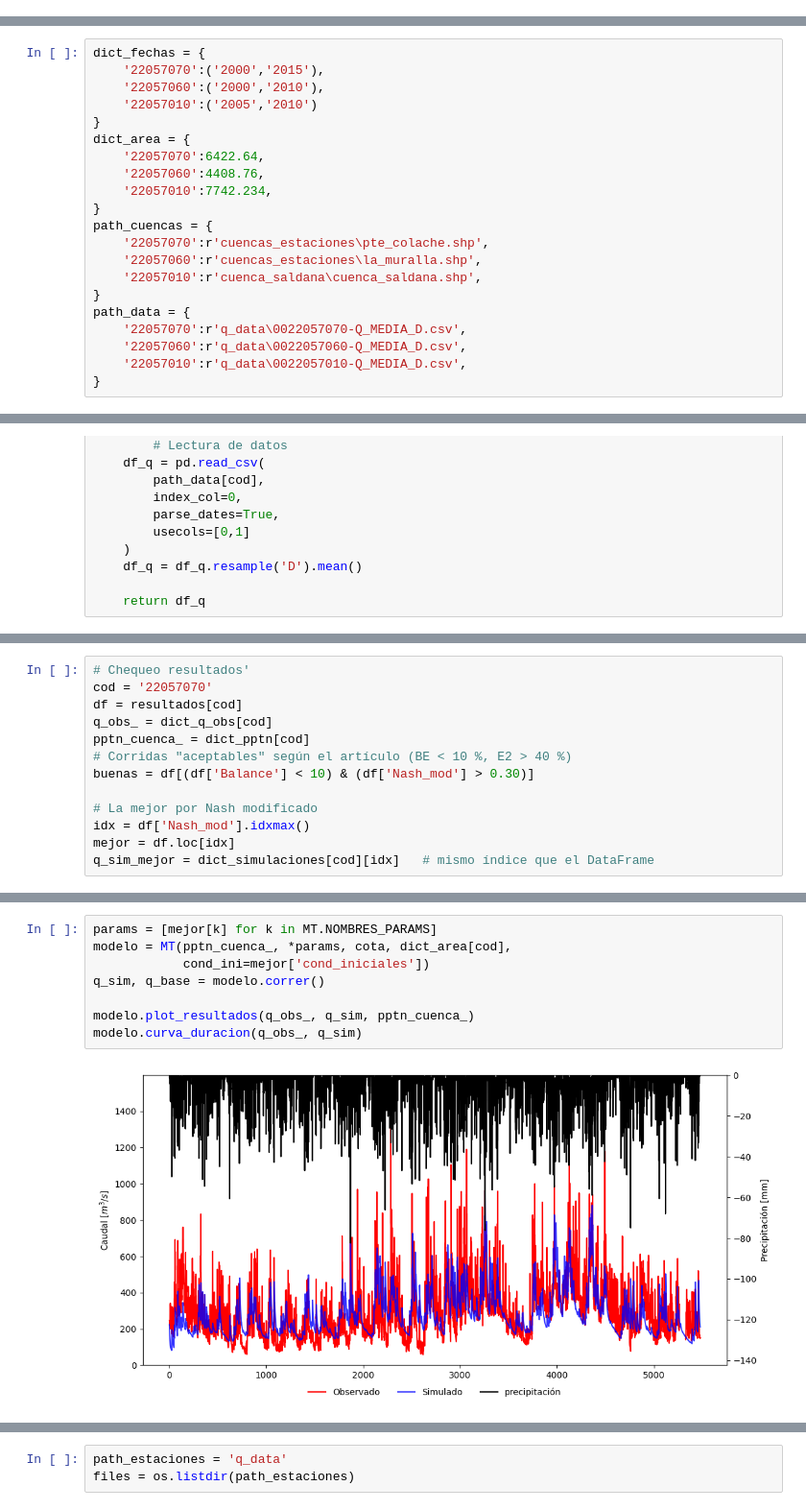
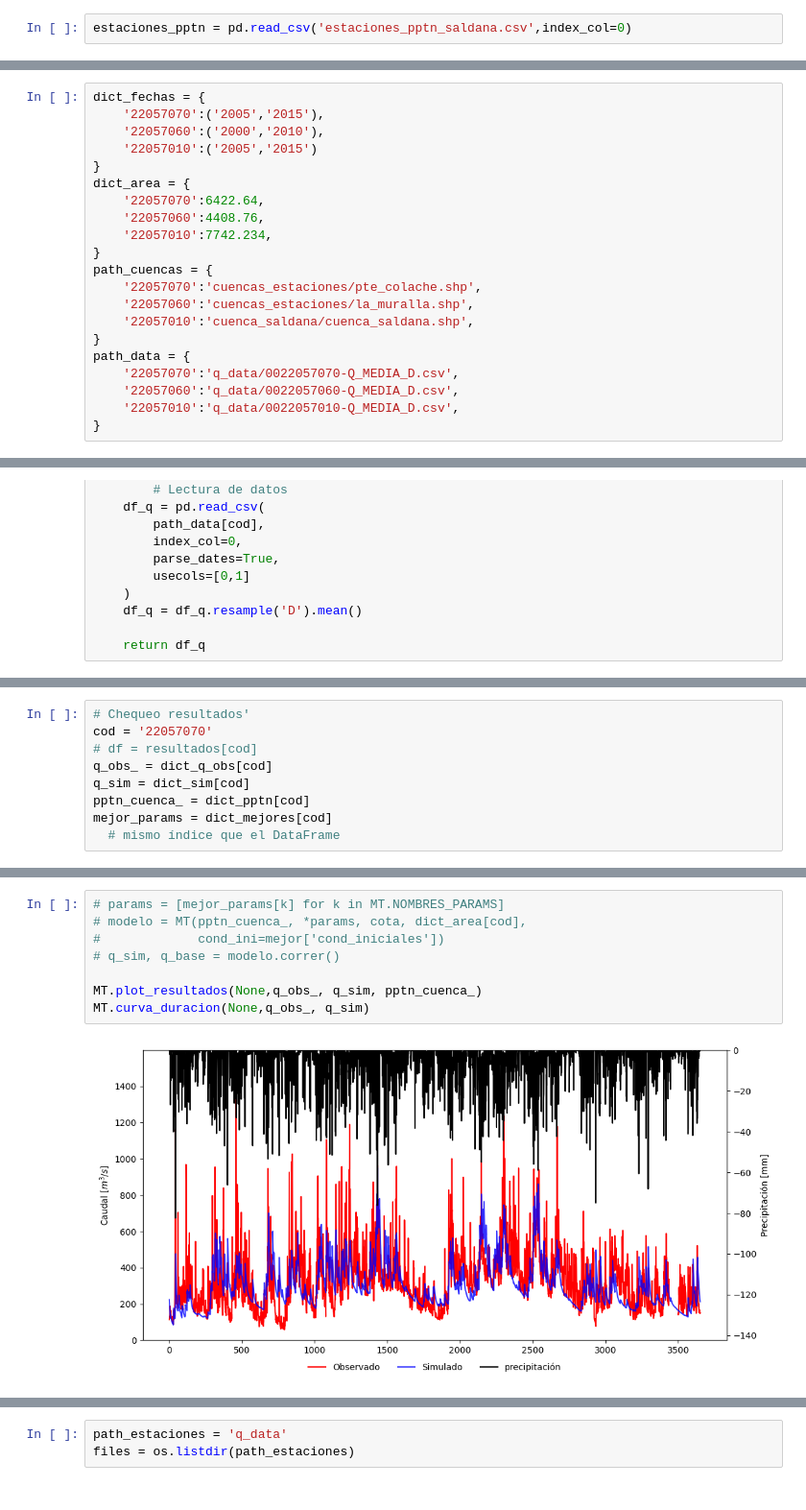
Before and after one commit to Juliant06/hidrologia_saldana, a Jupyter notebook: hidrologia_saldana.ipynb, the cells around one changed output, grey strips where cells are left out. Shown at 96% size. Saved outputs shown, nothing was run; the diff lists cells and outputs as text.

```diff
--- a/hidrologia_saldana.ipynb
+++ b/hidrologia_saldana.ipynb
@@ -234,3 +253,5 @@ clip_dem  = clip_a_cuenca(dem, cuenca_saldana)
 ### Ajuste de sesgo
 # %% [markdown]
 Chequear el numero de faltantes de cada estacion, se retienen aquellas con menos del 35% de faltantes.
+# %%
+estaciones_pptn = pd.read_csv('estaciones_pptn_saldana.csv',index_col=0)
@@ -309,9 +359,9 @@ clip_pptn = clip_pptn * arreglo_sesgo
 #### Calibracion
 # %%
 dict_fechas = {
-    '22057070':('2000','2015'),
+    '22057070':('2005','2015'),
     '22057060':('2000','2010'),
-    '22057010':('2005','2010')
+    '22057010':('2005','2015')
 }
 dict_area = {
     '22057070':6422.64,
@@ -319,14 +369,14 @@ dict_area = {
     '22057010':7742.234,
 }
 path_cuencas = {
-    '22057070':r'cuencas_estaciones\pte_colache.shp',
-    '22057060':r'cuencas_estaciones\la_muralla.shp',
-    '22057010':r'cuenca_saldana\cuenca_saldana.shp',
+    '22057070':'cuencas_estaciones/pte_colache.shp',
+    '22057060':'cuencas_estaciones/la_muralla.shp',
+    '22057010':'cuenca_saldana/cuenca_saldana.shp',
 }
 path_data = {
-    '22057070':r'q_data\0022057070-Q_MEDIA_D.csv',
-    '22057060':r'q_data\0022057060-Q_MEDIA_D.csv',
-    '22057010':r'q_data\0022057010-Q_MEDIA_D.csv',
+    '22057070':'q_data/0022057070-Q_MEDIA_D.csv',
+    '22057060':'q_data/0022057060-Q_MEDIA_D.csv',
+    '22057010':'q_data/0022057010-Q_MEDIA_D.csv',
 }
 # %%
 def clip_a_cuenca(da, gdf):
@@ -389,13 +458,9 @@ for cod in cods:
 # %%
 # Chequeo resultados'
 cod = '22057070'
-df = resultados[cod]
+# df = resultados[cod]
 q_obs_ = dict_q_obs[cod]
+q_sim = dict_sim[cod]
 pptn_cuenca_ = dict_pptn[cod]
-# Corridas "aceptables" según el artículo (BE < 10 %, E2 > 40 %)
-buenas = df[(df['Balance'] < 10) & (df['Nash_mod'] > 0.30)]
-
-# La mejor por Nash modificado
-idx = df['Nash_mod'].idxmax()
-mejor = df.loc[idx]
-q_sim_mejor = dict_simulaciones[cod][idx]   # mismo índice que el DataFrame
+mejor_params = dict_mejores[cod]
+  # mismo índice que el DataFrame
@@ -402,10 +477,10 @@ q_sim_mejor = dict_simulaciones[cod][idx]   # mismo índice que el DataFrame
 # %%
-params = [mejor[k] for k in MT.NOMBRES_PARAMS]
-modelo = MT(pptn_cuenca_, *params, cota, dict_area[cod],
-            cond_ini=mejor['cond_iniciales'])
-q_sim, q_base = modelo.correr()
+# params = [mejor_params[k] for k in MT.NOMBRES_PARAMS]
+# modelo = MT(pptn_cuenca_, *params, cota, dict_area[cod],
+#             cond_ini=mejor['cond_iniciales'])
+# q_sim, q_base = modelo.correr()
 
-modelo.plot_resultados(q_obs_, q_sim, pptn_cuenca_)
-modelo.curva_duracion(q_obs_, q_sim)
+MT.plot_resultados(None,q_obs_, q_sim, pptn_cuenca_)
+MT.curva_duracion(None,q_obs_, q_sim)
 # %% [output]
-[figure, old version]
+[figure, new version]
```
Also changed, not shown: parts of 10 cells of this notebook.
